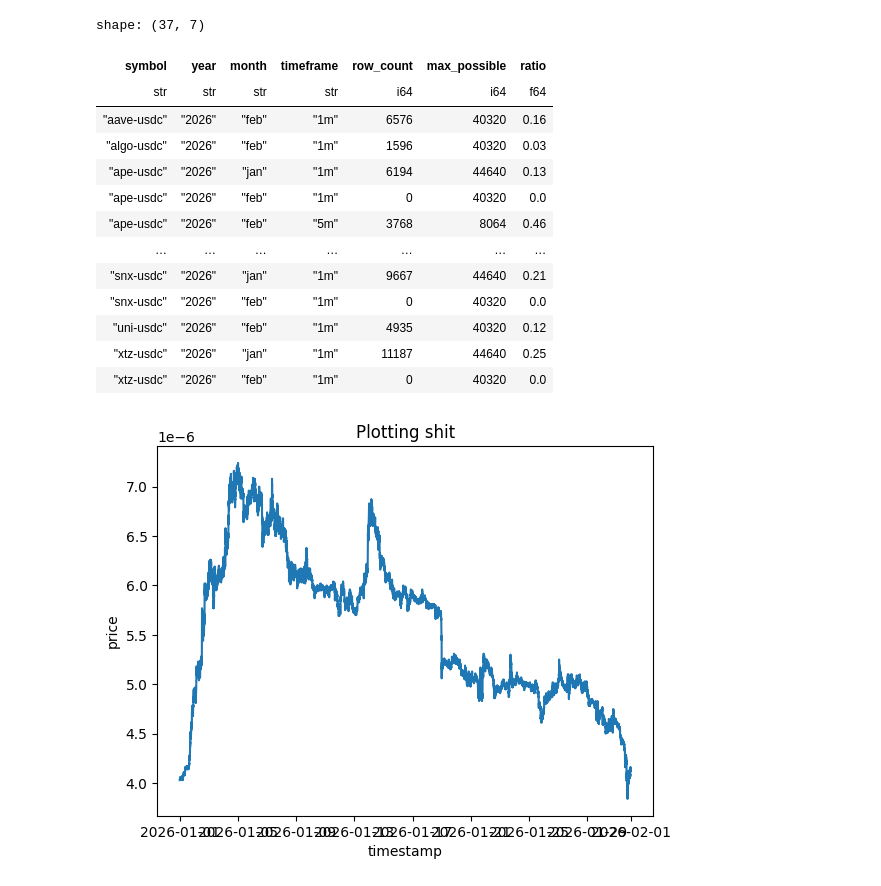
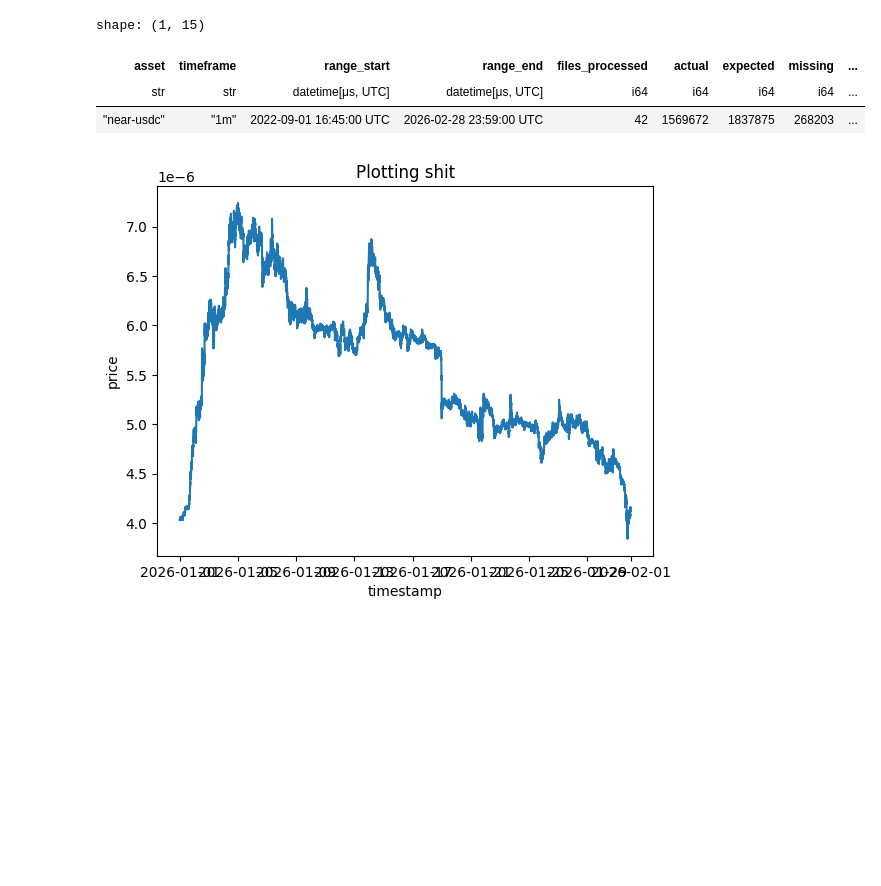
Before and after one commit to Zoltesh/mad_money, a Jupyter notebook: src/main.ipynb, the cells around one changed output. Drawn from its saved outputs; the diff is of its cells as text; code cells hidden in the pictures; blank space fills up the shorter version.

Commit message:
Refactored sparsity utility to a single high-level report contract.

```diff
--- a/src/main.ipynb
+++ b/src/main.ipynb
@@ -8,34 +8,20 @@ from src.data.utils.sparsity import parquet_coverage_report
 # %%
 base_path = Path("../data/coinbase/ohlcv")
 # %%
-report = parquet_coverage_report(
+report = build_ohlcv_sparsity_report(
     base_path=base_path,
-    symbols=["aave-usdc"],
-    years=["2026"],
-    months=[1, 2],
-    # timeframes=["5m"],
+    assets=["near-usdc"],
 )
 # %%
 filtered_report = report.filter(
-    pl.col("ratio") < 0.5,
-    # pl.col("ratio") < 0.9
+    pl.col("sparsity") > 0.1,
 )
 filtered_report.head(100)
 # %% [output]
-shape: (37, 7)
+shape: (1, 15)
-| symbol | year | month | timeframe | row_count | max_possible | ratio |
-| str | str | str | str | i64 | i64 | f64 |
-| "aave-usdc" | "2026" | "feb" | "1m" | 6576 | 40320 | 0.16 |
-| "algo-usdc" | "2026" | "feb" | "1m" | 1596 | 40320 | 0.03 |
-| "ape-usdc" | "2026" | "jan" | "1m" | 6194 | 44640 | 0.13 |
-| "ape-usdc" | "2026" | "feb" | "1m" | 0 | 40320 | 0.0 |
-| "ape-usdc" | "2026" | "feb" | "5m" | 3768 | 8064 | 0.46 |
-| … | … | … | … | … | … | … |
-| "snx-usdc" | "2026" | "jan" | "1m" | 9667 | 44640 | 0.21 |
-| "snx-usdc" | "2026" | "feb" | "1m" | 0 | 40320 | 0.0 |
-| "uni-usdc" | "2026" | "feb" | "1m" | 4935 | 40320 | 0.12 |
-| "xtz-usdc" | "2026" | "jan" | "1m" | 11187 | 44640 | 0.25 |
-| "xtz-usdc" | "2026" | "feb" | "1m" | 0 | 40320 | 0.0 |
+| asset | timeframe | range_start | range_end | files_processed | actual | expected | missing | ... |
+| str | str | datetime[μs, UTC] | datetime[μs, UTC] | i64 | i64 | i64 | i64 | ... |
+| "near-usdc" | "1m" | 2022-09-01 16:45:00 UTC | 2026-02-28 23:59:00 UTC | 42 | 1569672 | 1837875 | 268203 | ... |
 # %%
 df = pl.read_parquet(f"{base_path}/pepe-usdc/1m/2026/01.parquet")
 # %%
```
Also changed, not shown: parts of 1 cell of this notebook, 6 other files.
